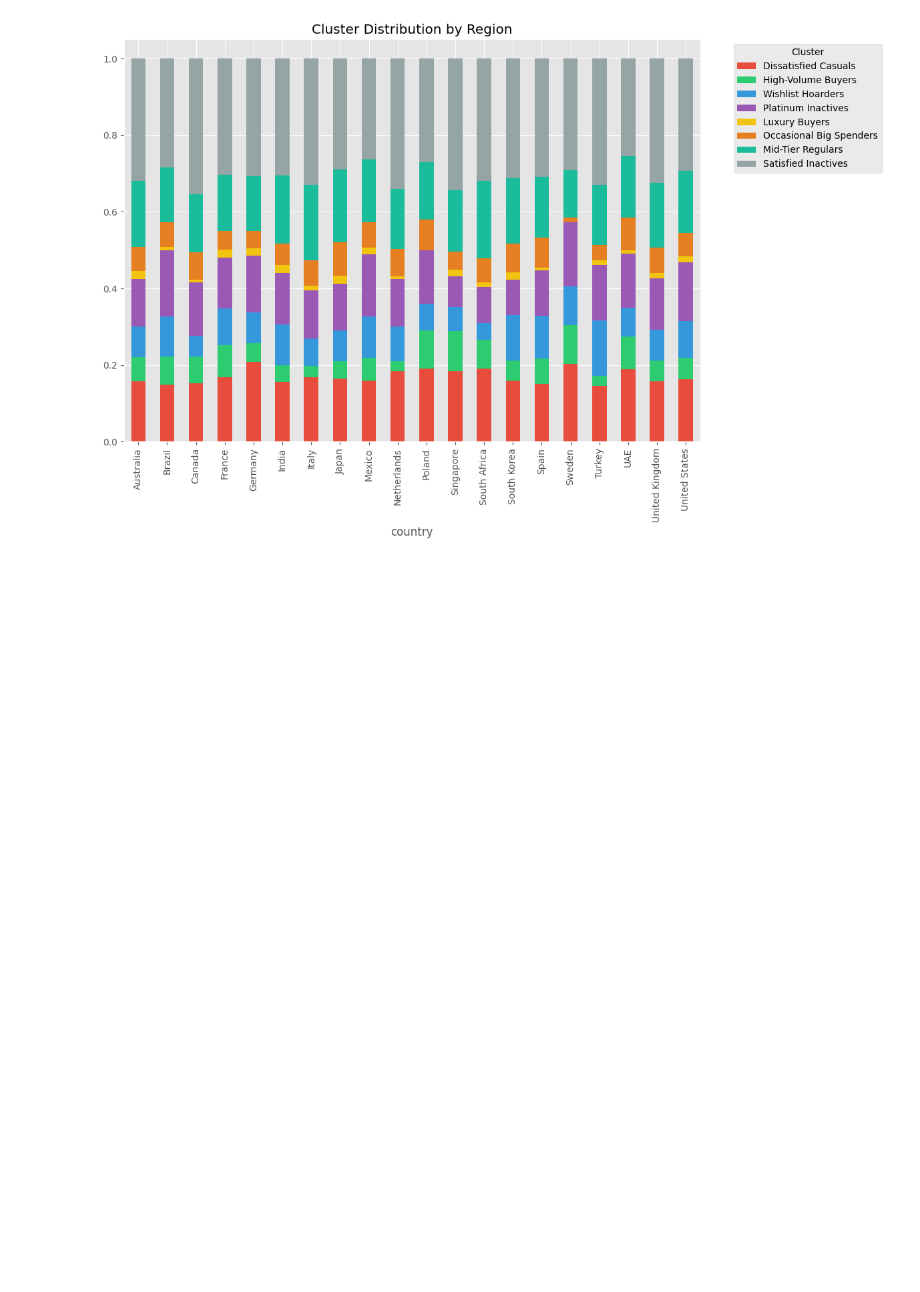
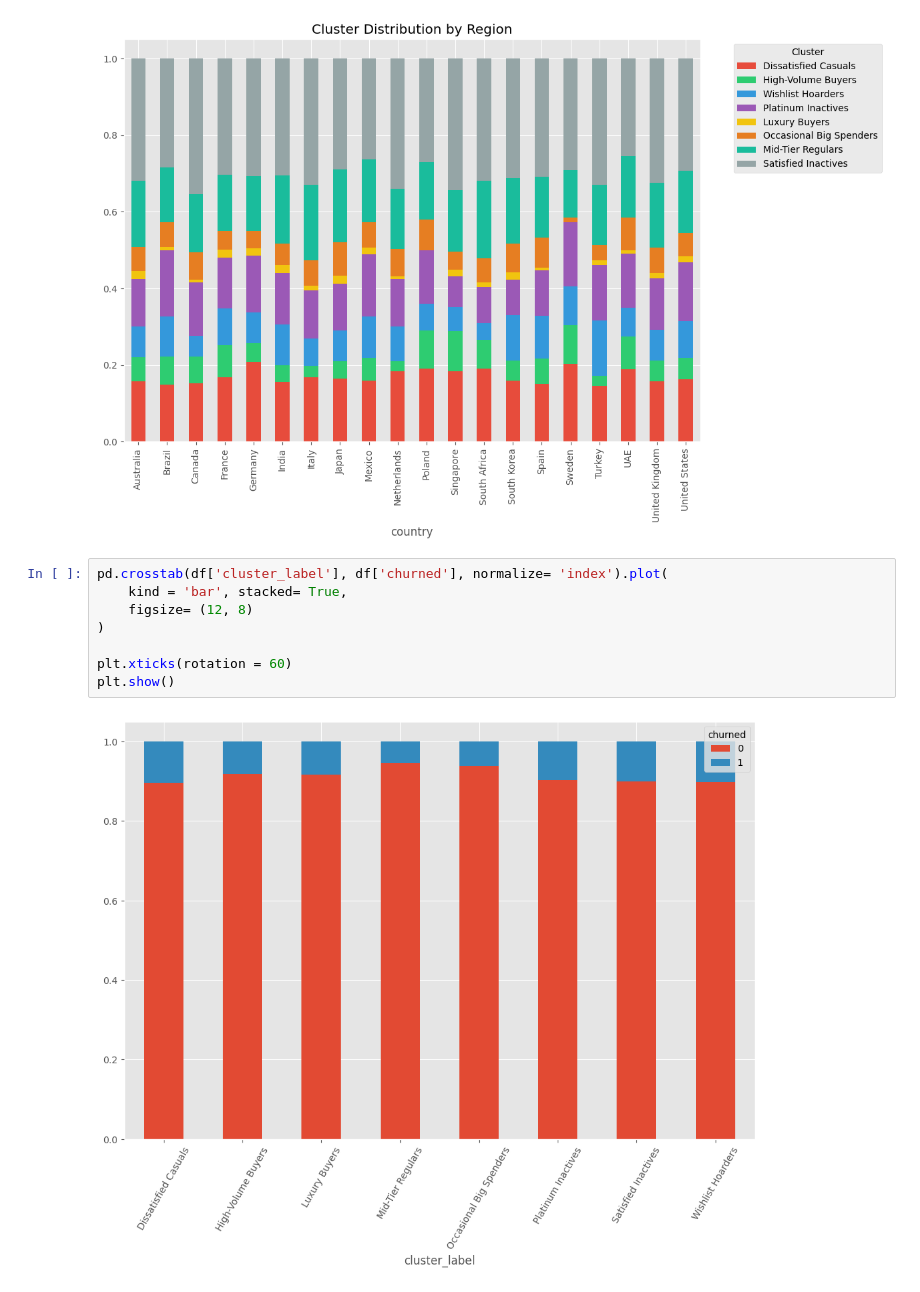
Before and after one commit to Doug-Vo/ML-Self-Project, a Jupyter notebook: Machine Learning/e_commerce.ipynb, the cells around one changed output. Cells and saved outputs as stored; diff of their text form; blank space fills up the shorter version.

```diff
--- a/Machine Learning/e_commerce.ipynb
+++ b/Machine Learning/e_commerce.ipynb
@@ -566,3 +566,13 @@ plt.tight_layout()
 plt.show()
 # %% [output]
 [figure]
+# %%
+pd.crosstab(df['cluster_label'], df['churned'], normalize= 'index').plot(
+    kind = 'bar', stacked= True,
+    figsize= (12, 8)
+)
+
+plt.xticks(rotation = 60)
+plt.show()
+# %% [output]
+[figure, added]
```
Also changed, not shown: parts of 6 cells of this notebook.
